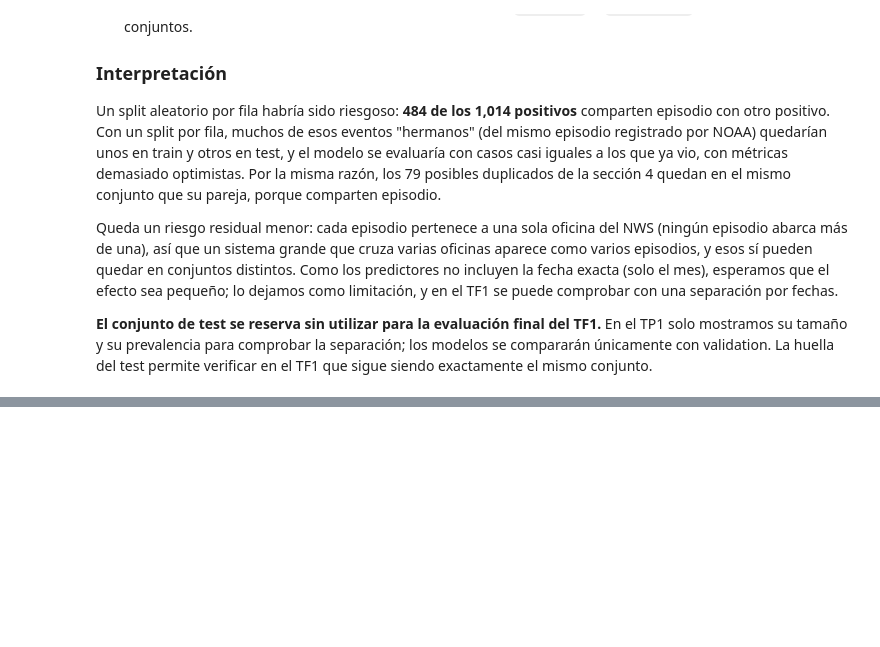
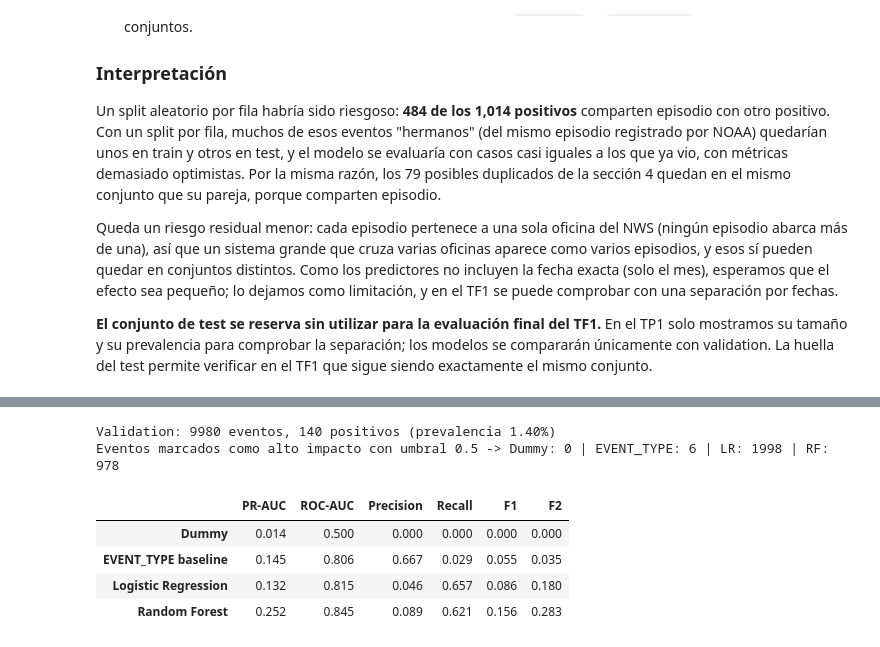
Before and after one commit to kaneeqi/storm-impact-prediction, a Jupyter notebook: notebooks/TP1.ipynb, the cells around one changed output, grey strips where cells are left out. Drawn from its saved outputs; the diff is of its cells as text; code cells hidden in the pictures; blank space fills up the shorter version.

```diff
--- a/notebooks/TP1.ipynb
+++ b/notebooks/TP1.ipynb
@@ -1712,0 +1774,19 @@ verificar en el TF1 que sigue siendo exactamente el mismo conjunto.
+# %%
+from sklearn.dummy import DummyClassifier
+
+# Baseline 1: Dummy -> siempre la prevalencia de train
+dummy = DummyClassifier(strategy="prior")
+dummy.fit(X_train, y_train)
+proba_dummy = dummy.predict_proba(X_val)[:, 1]
+print(f"Dummy: probabilidad constante = {proba_dummy[0]:.4f} para todos los eventos (prevalencia de train)")
+
+# Baseline 2: tasa de alto impacto por EVENT_TYPE, calculada solo con train
+tasa_por_tipo = y_train.groupby(X_train["EVENT_TYPE"]).mean()
+prevalencia_train = y_train.mean()
+proba_tipo = X_val["EVENT_TYPE"].map(tasa_por_tipo).fillna(prevalencia_train).values
+print("Tipos de evento con tasa calculada en train:", len(tasa_por_tipo),
+      "| eventos de validation con un tipo no visto en train:", (~X_val["EVENT_TYPE"].isin(tasa_por_tipo.index)).sum())
+print()
+print("Tipos con mayor tasa en train:")
+pd.DataFrame({"eventos_train": X_train["EVENT_TYPE"].value_counts(),
+              "tasa_train": tasa_por_tipo.round(3)}).sort_values("tasa_train", ascending=False).head(5)
@@ -1712,0 +1876,33 @@ verificar en el TF1 que sigue siendo exactamente el mismo conjunto.
+# %%
+from sklearn.metrics import (average_precision_score, roc_auc_score, precision_score,
+                             recall_score, f1_score, fbeta_score)
+
+def metricas(y_real, proba, umbral=0.5):
+    pred = (proba >= umbral).astype(int)
+    return {"PR-AUC": average_precision_score(y_real, proba),
+            "ROC-AUC": roc_auc_score(y_real, proba),
+            "Precision": precision_score(y_real, pred, zero_division=0),
+            "Recall": recall_score(y_real, pred),
+            "F1": f1_score(y_real, pred, zero_division=0),
+            "F2": fbeta_score(y_real, pred, beta=2, zero_division=0)}
+
+resultados = pd.DataFrame({
+    "Dummy": metricas(y_val, proba_dummy),
+    "EVENT_TYPE baseline": metricas(y_val, proba_tipo),
+    "Logistic Regression": metricas(y_val, proba_lr),
+    "Random Forest": metricas(y_val, proba_rf),
+}).T.round(3)
+
+print(f"Validation: {len(y_val)} eventos, {y_val.sum()} positivos (prevalencia {y_val.mean():.2%})")
+print("Eventos marcados como alto impacto con umbral 0.5 ->",
+      " | ".join(f"{n}: {(p >= 0.5).sum()}" for n, p in
+                 [("Dummy", proba_dummy), ("EVENT_TYPE", proba_tipo), ("LR", proba_lr), ("RF", proba_rf)]))
+resultados
+# %% [output]
+Validation: 9980 eventos, 140 positivos (prevalencia 1.40%)
+Eventos marcados como alto impacto con umbral 0.5 -> Dummy: 0 | EVENT_TYPE: 6 | LR: 1998 | RF: 978
+|  | PR-AUC | ROC-AUC | Precision | Recall | F1 | F2 |
+| Dummy | 0.014 | 0.500 | 0.000 | 0.000 | 0.000 | 0.000 |
+| EVENT_TYPE baseline | 0.145 | 0.806 | 0.667 | 0.029 | 0.055 | 0.035 |
+| Logistic Regression | 0.132 | 0.815 | 0.046 | 0.657 | 0.086 | 0.180 |
+| Random Forest | 0.252 | 0.845 | 0.089 | 0.621 | 0.156 | 0.283 |
```
Also changed, not shown: parts of 11 cells of this notebook.
